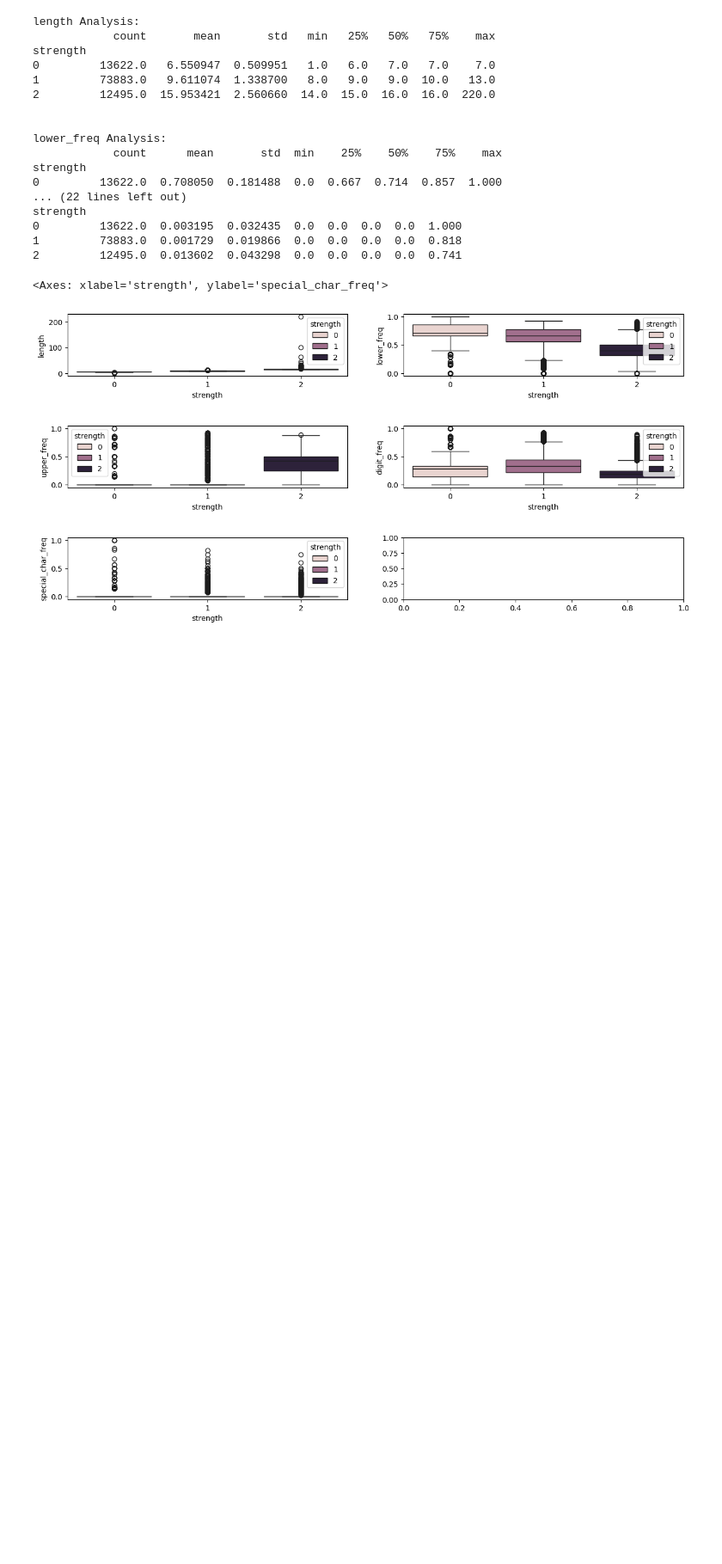
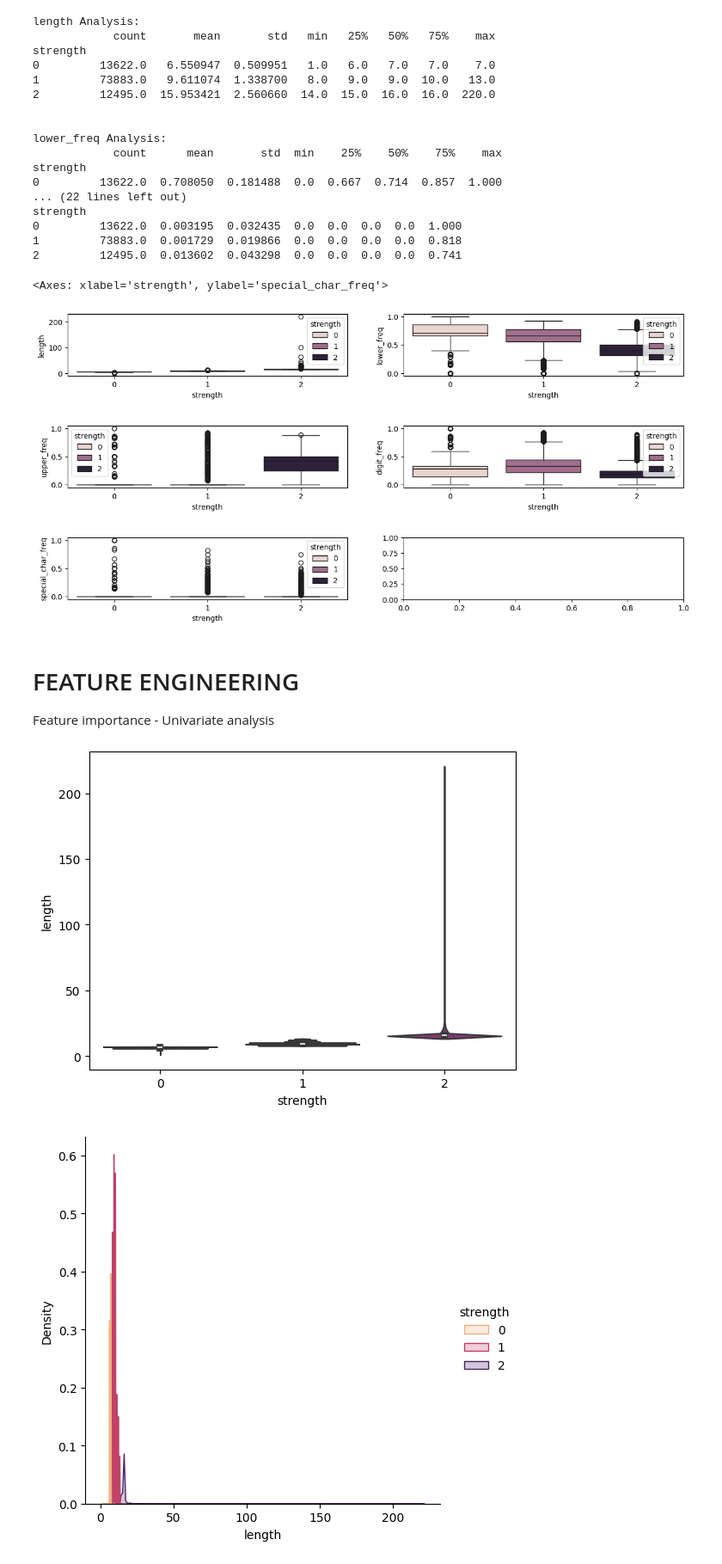
Before and after one commit to MauriPT/predict-pwd-strenght-npl, a Jupyter notebook: main.ipynb, the cells around one changed output. Shown at 86% size. Cells and saved outputs as stored; diff of their text form; code cells hidden in the pictures; blank space fills up the shorter version.

Commit message:
Violinplot and Density plot for features created

```diff
--- a/main.ipynb
+++ b/main.ipynb
@@ -170,3 +174,30 @@ sns.boxplot(x='strength',y='special_char_freq', hue='strength', ax=ax5, data=df)
 # %% [output]
 <Axes: xlabel='strength', ylabel='special_char_freq'>
 [figure]
+# %% [markdown]
+<h1>FEATURE ENGINEERING</h1>
+Feature importance - Univariate analysis
+# %%
+def get_plot_analysis(data, feature):
+    sns.violinplot(
+        x='strength',
+        y=feature,
+        data=data,
+        palette='flare'
+        )
+
+    sns.displot(
+        data = data,
+        x = feature,
+        kind='kde',
+        hue= 'strength',
+        palette='flare',
+        common_norm = True,
+        fill=True
+    )
+# %%
+# length
+get_plot_analysis(df,'length')
+# %% [output]
+[figure, added]
+[figure, added]
```
Also changed, not shown: parts of 5 cells of this notebook.
